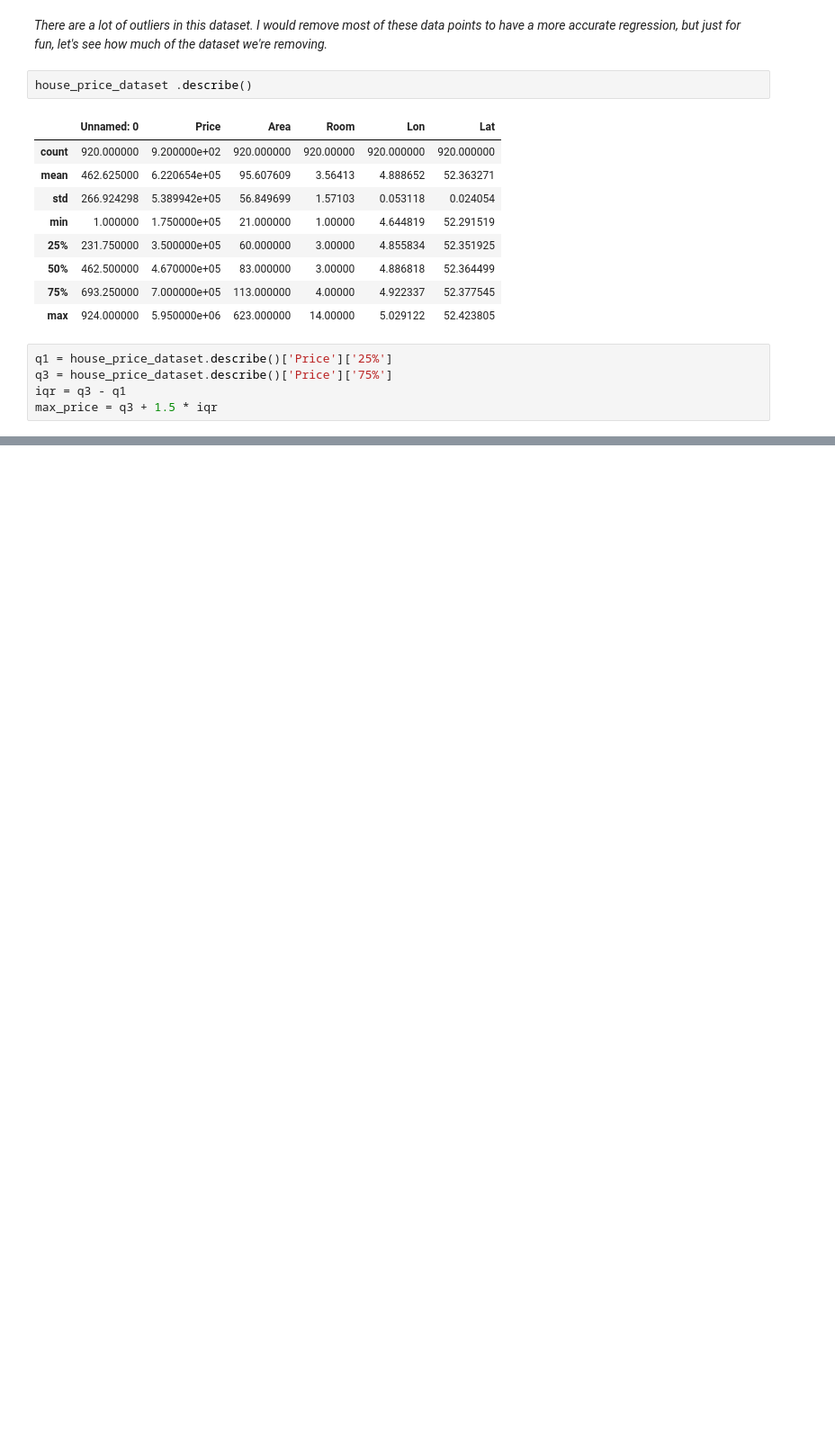
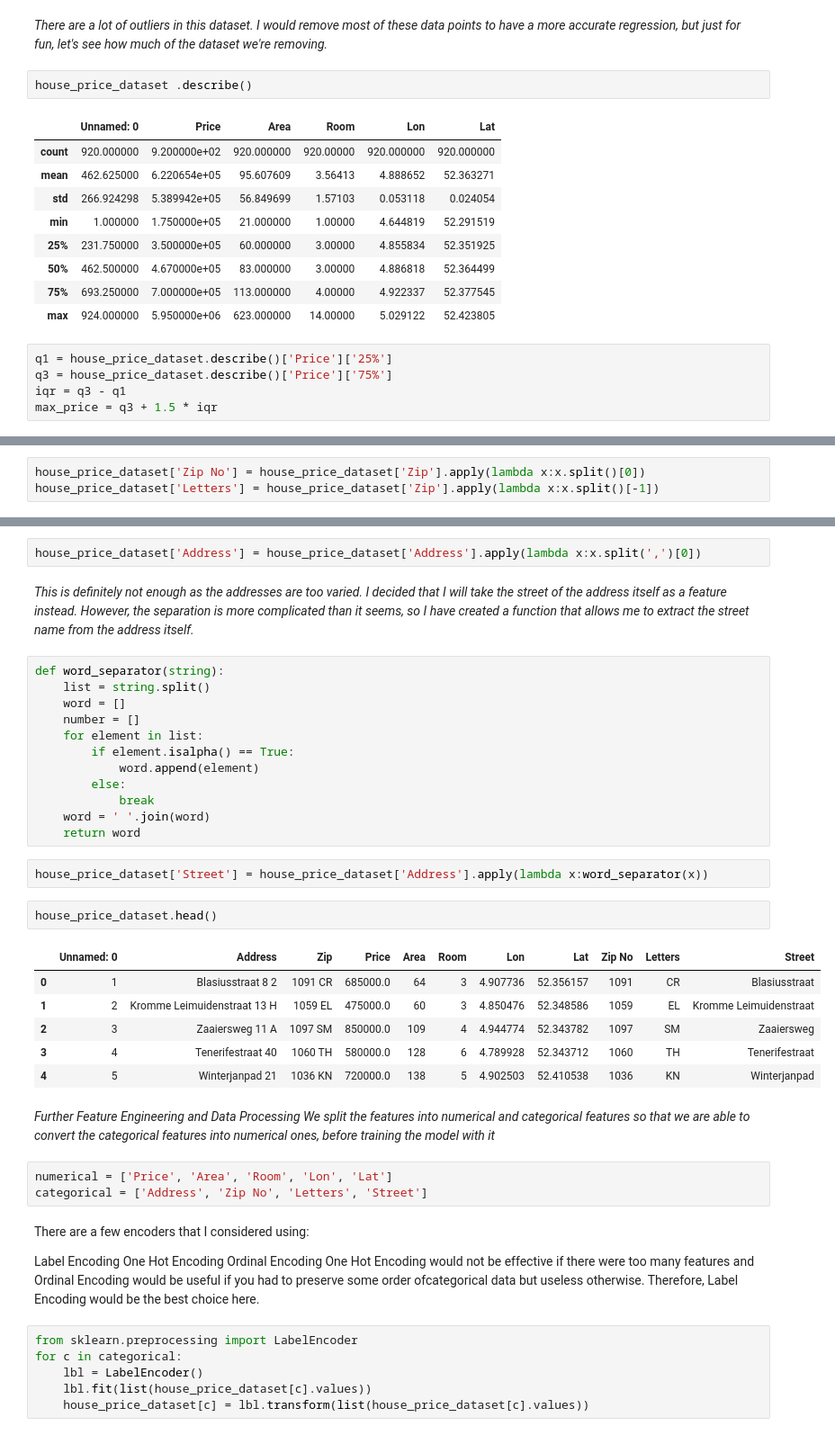
Before and after one commit to Sankalpmahanta/Housepriceproject, a Jupyter notebook: Untitled3.ipynb, the cells around one changed output, grey strips where cells are left out. Shown at 90% size. Cells and saved outputs as stored; diff of their text form; blank space fills up the shorter version.

```diff
--- a/Untitled3.ipynb
+++ b/Untitled3.ipynb
@@ -161,0 +197,3 @@ max_price = q3 + 1.5 * iqr
+# %%
+house_price_dataset['Zip No'] = house_price_dataset['Zip'].apply(lambda x:x.split()[0])
+house_price_dataset['Letters'] = house_price_dataset['Zip'].apply(lambda x:x.split()[-1])
@@ -161,0 +217,46 @@ max_price = q3 + 1.5 * iqr
+# %%
+house_price_dataset['Address'] = house_price_dataset['Address'].apply(lambda x:x.split(',')[0])
+# %% [markdown]
+*This is definitely not enough as the addresses are too varied. I decided that I will take the street of the address itself as a feature instead. However, the separation is more complicated than it seems, so I have created a function that allows me to extract the street name from the address itself.*
+# %%
+def word_separator(string):
+    list = string.split()
+    word = []
+    number = []
+    for element in list:
+        if element.isalpha() == True:
+            word.append(element)
+        else:
+            break
+    word = ' '.join(word)
+    return word
+# %%
+house_price_dataset['Street'] = house_price_dataset['Address'].apply(lambda x:word_separator(x))
+# %%
+house_price_dataset.head()
+# %% [output]
+|  | Unnamed: 0 | Address | Zip | Price | Area | Room | Lon | Lat | Zip No | Letters | Street |
+| 0 | 1 | Blasiusstraat 8 2 | 1091 CR | 685000.0 | 64 | 3 | 4.907736 | 52.356157 | 1091 | CR | Blasiusstraat |
+| 1 | 2 | Kromme Leimuidenstraat 13 H | 1059 EL | 475000.0 | 60 | 3 | 4.850476 | 52.348586 | 1059 | EL | Kromme Leimuidenstraat |
+| 2 | 3 | Zaaiersweg 11 A | 1097 SM | 850000.0 | 109 | 4 | 4.944774 | 52.343782 | 1097 | SM | Zaaiersweg |
+| 3 | 4 | Tenerifestraat 40 | 1060 TH | 580000.0 | 128 | 6 | 4.789928 | 52.343712 | 1060 | TH | Tenerifestraat |
+| 4 | 5 | Winterjanpad 21 | 1036 KN | 720000.0 | 138 | 5 | 4.902503 | 52.410538 | 1036 | KN | Winterjanpad |
+# %% [markdown]
+*Further Feature Engineering and Data Processing
+We split the features into numerical and categorical features so that we are able to convert the categorical features into numerical ones, before training the model with it*
+# %%
+numerical = ['Price', 'Area', 'Room', 'Lon', 'Lat']
+categorical = ['Address', 'Zip No', 'Letters', 'Street']
+# %% [markdown]
+There are a few encoders that I considered using:
+
+Label Encoding
+One Hot Encoding
+Ordinal Encoding
+One Hot Encoding would not be effective if there were too many features and Ordinal Encoding would be useful if you had to preserve some order ofcategorical data but useless otherwise. Therefore, Label Encoding would be the best choice here.
+# %%
+from sklearn.preprocessing import LabelEncoder
+for c in categorical:
+    lbl = LabelEncoder()
+    lbl.fit(list(house_price_dataset[c].values))
+    house_price_dataset[c] = lbl.transform(list(house_price_dataset[c].values))
```
Also changed, not shown: parts of 7 cells of this notebook.
